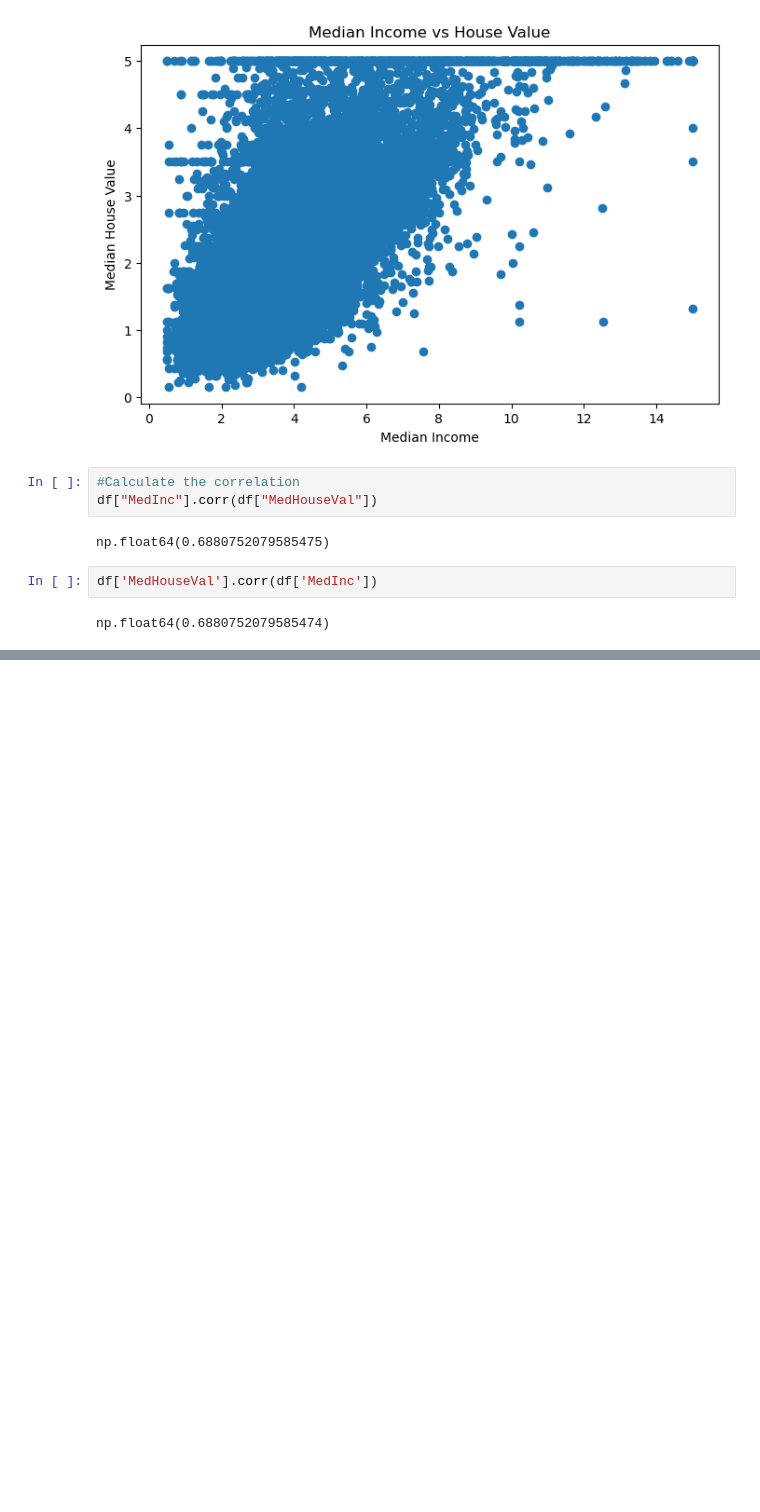
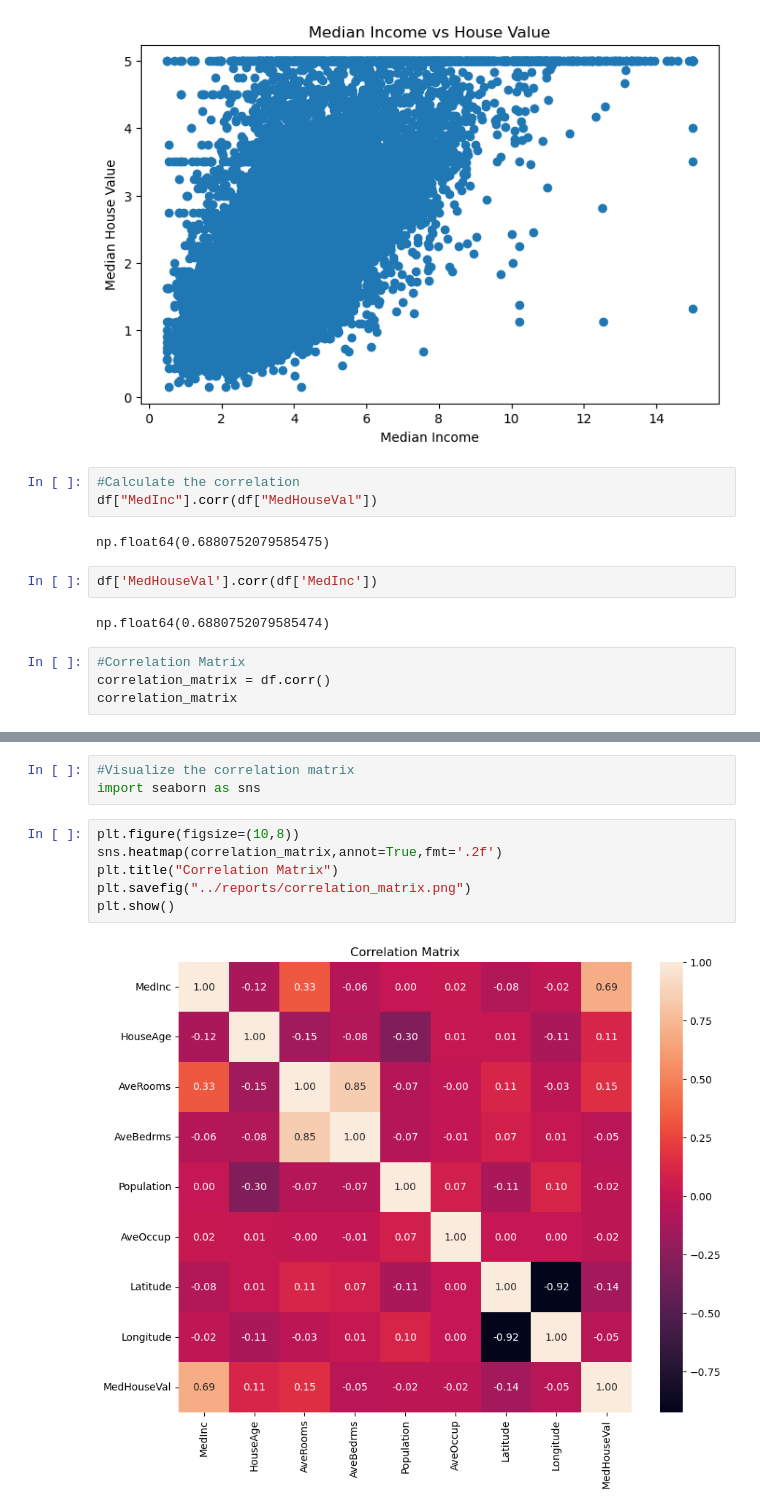
Before and after one commit to kindy10/HousePricePrediction, a Jupyter notebook: notebooks/house_price_prediction.ipynb, the cells around one changed output, grey strips where cells are left out. Drawn from its saved outputs; the diff is of its cells as text; blank space fills up the shorter version.

Commit message:
Analyze feature correlations

```diff
--- a/notebooks/house_price_prediction.ipynb
+++ b/notebooks/house_price_prediction.ipynb
@@ -218,3 +218,7 @@ np.float64(0.6880752079585475)
 df['MedHouseVal'].corr(df['MedInc'])
 # %% [output]
 np.float64(0.6880752079585474)
+# %%
+#Correlation Matrix
+correlation_matrix = df.corr()
+correlation_matrix
@@ -220,0 +249,11 @@ np.float64(0.6880752079585474)
+# %%
+#Visualize the correlation matrix
+import seaborn as sns
+# %%
+plt.figure(figsize=(10,8))
+sns.heatmap(correlation_matrix,annot=True,fmt='.2f')
+plt.title("Correlation Matrix")
+plt.savefig("../reports/correlation_matrix.png")
+plt.show()
+# %% [output]
+[figure, added]
```
Also changed, not shown: parts of 3 cells of this notebook, 1 other file.
